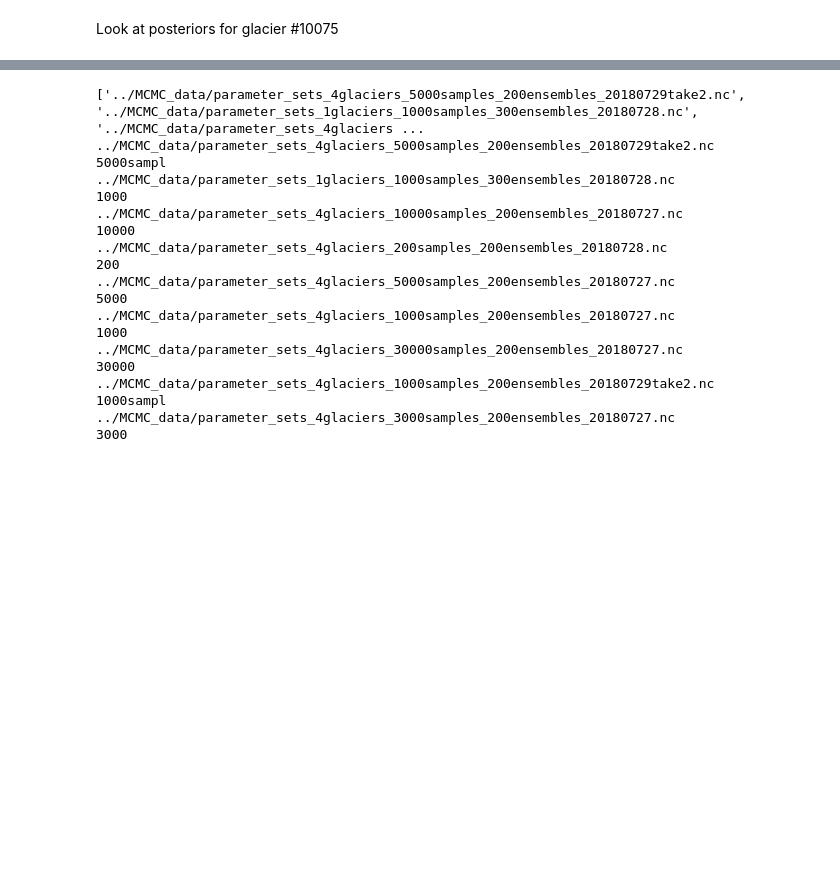
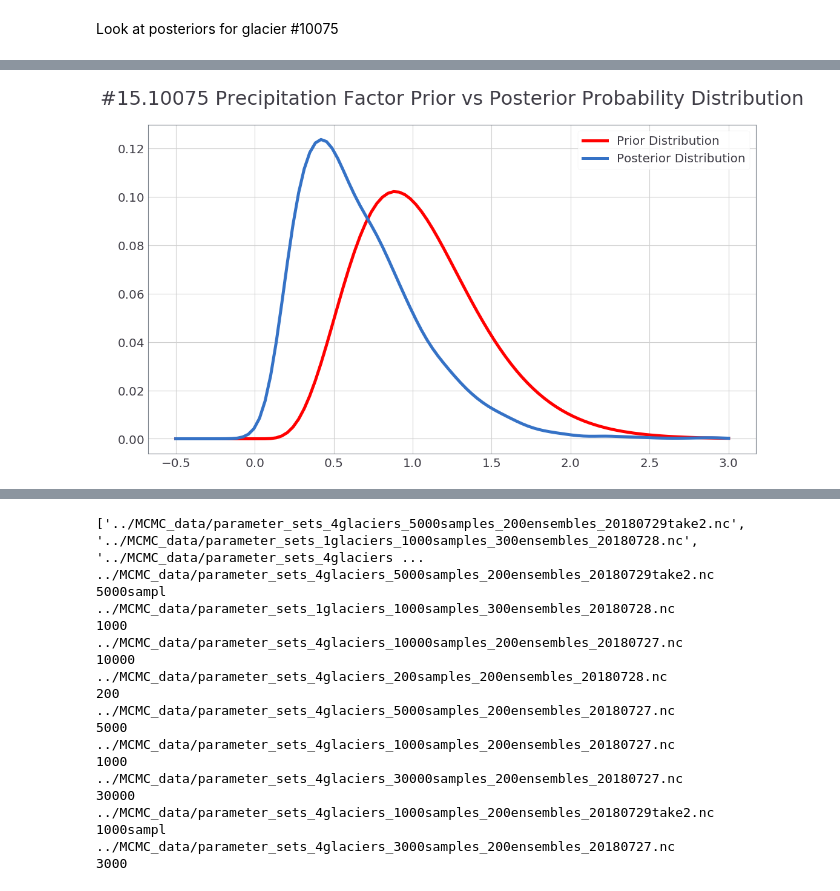
Before and after one commit to drounce/PyGEM, a Jupyter notebook: ensemble_analysis_plots.ipynb, the cells around one changed output, grey strips where cells are left out. Saved outputs shown, nothing was run; the diff lists cells and outputs as text; code cells hidden in the pictures; blank space fills up the shorter version.

```diff
--- a/ensemble_analysis_plots.ipynb
+++ b/ensemble_analysis_plots.ipynb
@@ -103,0 +138,31 @@ plt.show()
+# %%
+precfactor = traces[(num, '10000')].trace('precfactor')[:]
+
+fig = plt.figure()
+
+x = np.linspace (-0.5, 3.0, 100)
+y = stats.gamma.pdf(x, a= 6.33, scale=(1/6)) #a is alpha, loc is beta???
+plt.plot(x, y /10, linewidth =5, label='Prior Distribution', color='red')
+
+# plot the actual density distribution
+data = precfactor
+density = gaussian_kde(data)
+density.covariance_factor = lambda : .25
+density._compute_covariance()
+plt.plot(x, density(x)/10, label = 'Posterior Distribution', linewidth=5)
+plt.legend(loc='best', fontsize=20)
+
+# niceties
+plt.title('#15.' + num + ' Precipitation Factor Prior vs Posterior Probability Distribution', fontsize = 32, y=1.05)
+#plt.ylabel('Probability', fontsize =24 )
+#plt.xlabel('Value', fontsize = 24)
+
+plt.xticks(fontsize=20)
+plt.yticks(fontsize=20)
+
+
+plt.show()
+
+#fig.savefig('../probability_plots/' + num + 'precfactor.png')
+# %% [output]
+[figure, added]
```
Also changed, not shown: parts of 6 cells of this notebook.
